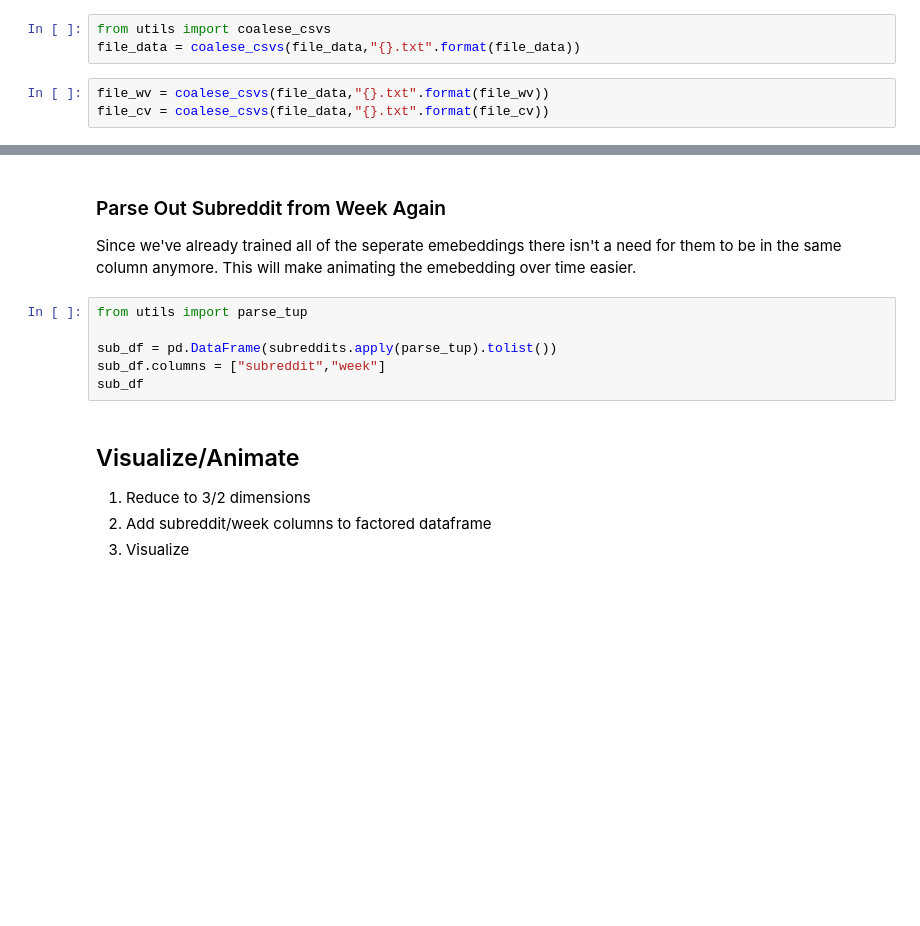
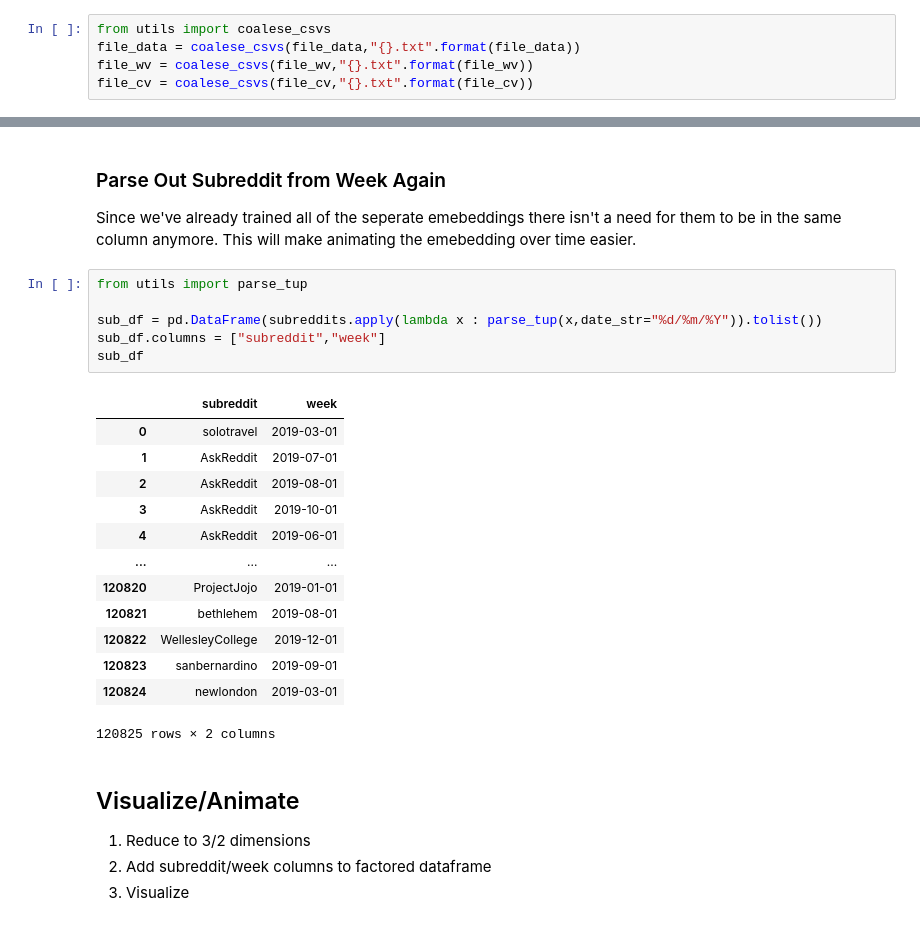
Before and after one commit to CSSLab/political-subreddits, a Jupyter notebook: Subreddit_Embedding_Temporal.ipynb, the cells around one changed output, grey strips where cells are left out. Drawn from its saved outputs; the diff is of its cells as text; blank space fills up the shorter version.

```diff
--- a/Subreddit_Embedding_Temporal.ipynb
+++ b/Subreddit_Embedding_Temporal.ipynb
@@ -194,6 +188,5 @@ context_vocabulary.write.csv(file_cv,header=False,sep=' ')
 # %%
 from utils import coalese_csvs
 file_data = coalese_csvs(file_data,"{}.txt".format(file_data))
+file_wv = coalese_csvs(file_wv,"{}.txt".format(file_wv))
+file_cv = coalese_csvs(file_cv,"{}.txt".format(file_cv))
-# %%
-file_wv = coalese_csvs(file_data,"{}.txt".format(file_wv))
-file_cv = coalese_csvs(file_data,"{}.txt".format(file_cv))
@@ -226,9 +238,23 @@ Since we've already trained all of the seperate emebeddings there isn't a need f
 # %%
 from utils import parse_tup
 
-sub_df = pd.DataFrame(subreddits.apply(parse_tup).tolist())
+sub_df = pd.DataFrame(subreddits.apply(lambda x : parse_tup(x,date_str="%d/%m/%Y")).tolist())
 sub_df.columns = ["subreddit","week"]
 sub_df
+# %% [output]
+|  | subreddit | week |
+| 0 | solotravel | 2019-03-01 |
+| 1 | AskReddit | 2019-07-01 |
+| 2 | AskReddit | 2019-08-01 |
+| 3 | AskReddit | 2019-10-01 |
+| 4 | AskReddit | 2019-06-01 |
+| ... | ... | ... |
+| 120820 | ProjectJojo | 2019-01-01 |
+| 120821 | bethlehem | 2019-08-01 |
+| 120822 | WellesleyCollege | 2019-12-01 |
+| 120823 | sanbernardino | 2019-09-01 |
+| 120824 | newlondon | 2019-03-01 |
+120825 rows × 2 columns
 # %% [markdown]
 ## Visualize/Animate
 1. Reduce to 3/2 dimensions
```
Also changed, not shown: parts of 11 cells of this notebook, 11 other files.
